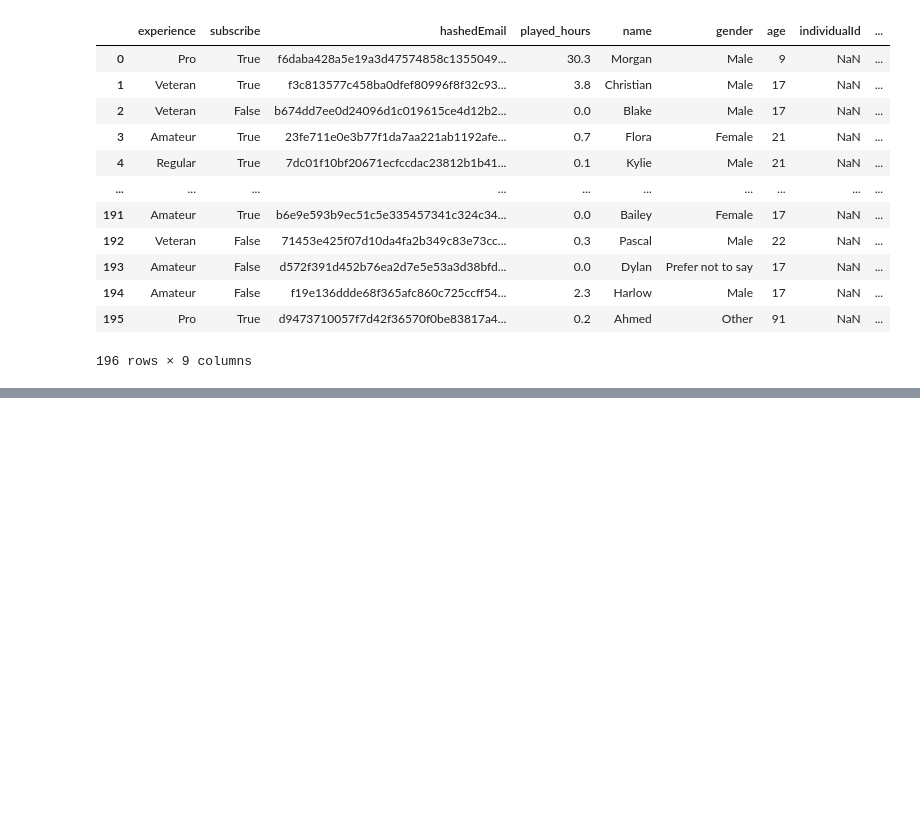
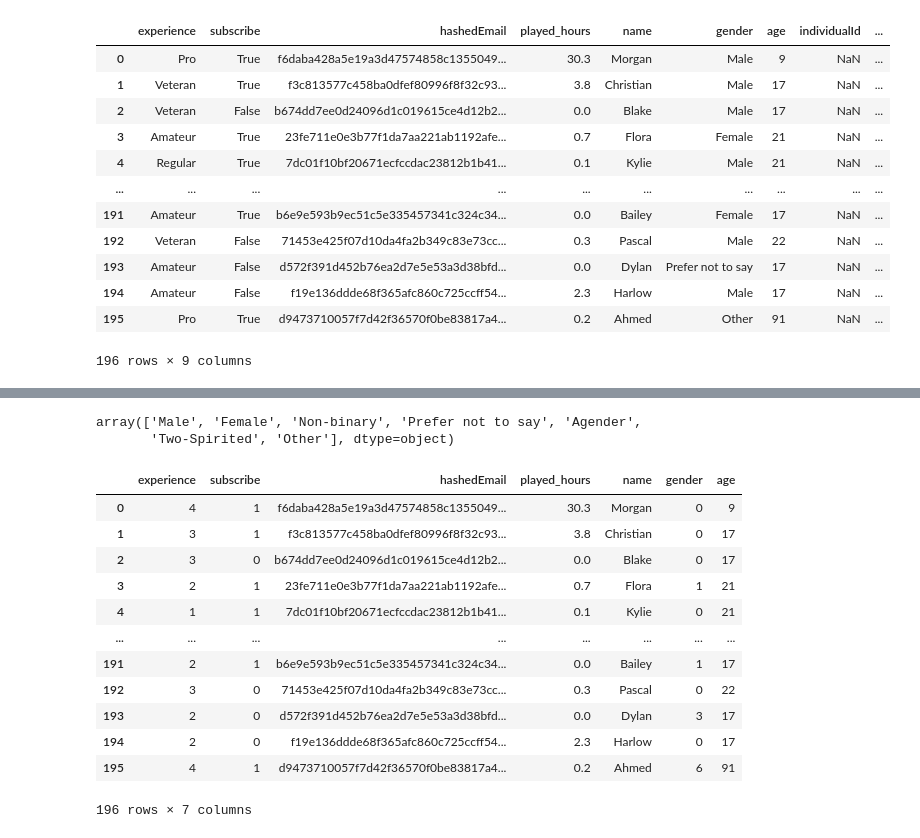
Before and after one commit to sydlpeters/dsci-group-2025w1-group-101-1, a Jupyter notebook: ProjectPlanningStageMegan.ipynb, the cells around one changed output, grey strips where cells are left out. Cells and saved outputs as stored; diff of their text form; code cells hidden in the pictures; blank space fills up the shorter version.

```diff
--- a/ProjectPlanningStageMegan.ipynb
+++ b/ProjectPlanningStageMegan.ipynb
@@ -92,0 +162,32 @@ One approach to answering this question is to use classification, which is well-
+# %%
+players_data["gender"].unique()
+# %% [output]
+array(['Male', 'Female', 'Non-binary', 'Prefer not to say', 'Agender',
+       'Two-Spirited', 'Other'], dtype=object)
+# %%
+gender_map = {
+    "Male" : 0,
+    "Female" : 1,
+    "Non-binary" : 2,
+    "Prefer not to say" : 3,
+    "Agender" : 4,
+    "Two-Spirited" : 5,
+    "Other" : 6
+}
+
+players_data["gender"] = players_data["gender"].map(gender_map)
+players_data
+# %% [output]
+|  | experience | subscribe | hashedEmail | played_hours | name | gender | age |
+| 0 | 4 | 1 | f6daba428a5e19a3d47574858c1355049... | 30.3 | Morgan | 0 | 9 |
+| 1 | 3 | 1 | f3c813577c458ba0dfef80996f8f32c93... | 3.8 | Christian | 0 | 17 |
+| 2 | 3 | 0 | b674dd7ee0d24096d1c019615ce4d12b2... | 0.0 | Blake | 0 | 17 |
+| 3 | 2 | 1 | 23fe711e0e3b77f1da7aa221ab1192afe... | 0.7 | Flora | 1 | 21 |
+| 4 | 1 | 1 | 7dc01f10bf20671ecfccdac23812b1b41... | 0.1 | Kylie | 0 | 21 |
+| ... | ... | ... | ... | ... | ... | ... | ... |
+| 191 | 2 | 1 | b6e9e593b9ec51c5e335457341c324c34... | 0.0 | Bailey | 1 | 17 |
+| 192 | 3 | 0 | 71453e425f07d10da4fa2b349c83e73cc... | 0.3 | Pascal | 0 | 22 |
+| 193 | 2 | 0 | d572f391d452b76ea2d7e5e53a3d38bfd... | 0.0 | Dylan | 3 | 17 |
+| 194 | 2 | 0 | f19e136ddde68f365afc860c725ccff54... | 2.3 | Harlow | 0 | 17 |
+| 195 | 4 | 1 | d9473710057f7d42f36570f0be83817a4... | 0.2 | Ahmed | 6 | 91 |
+196 rows × 7 columns
```
Also changed, not shown: parts of 23 cells of this notebook.
